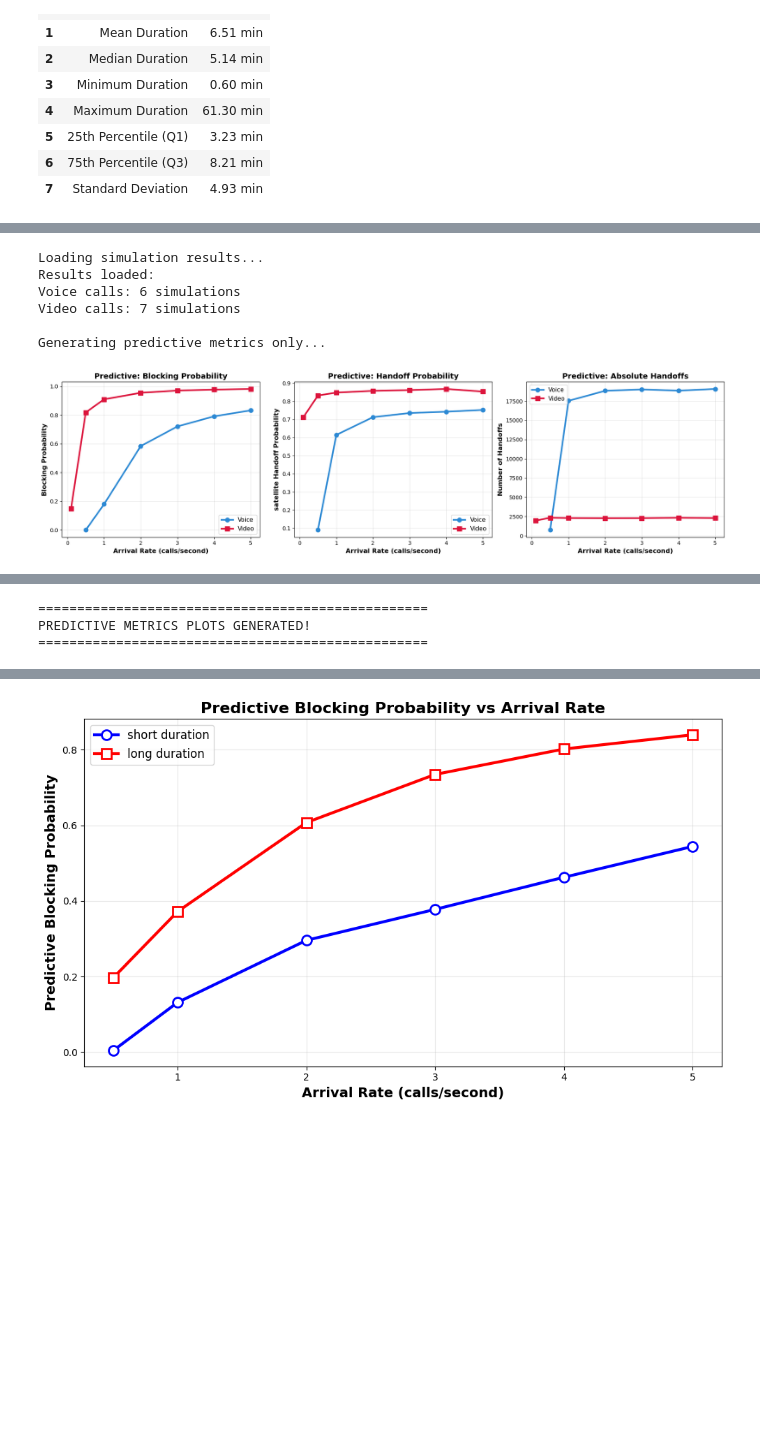
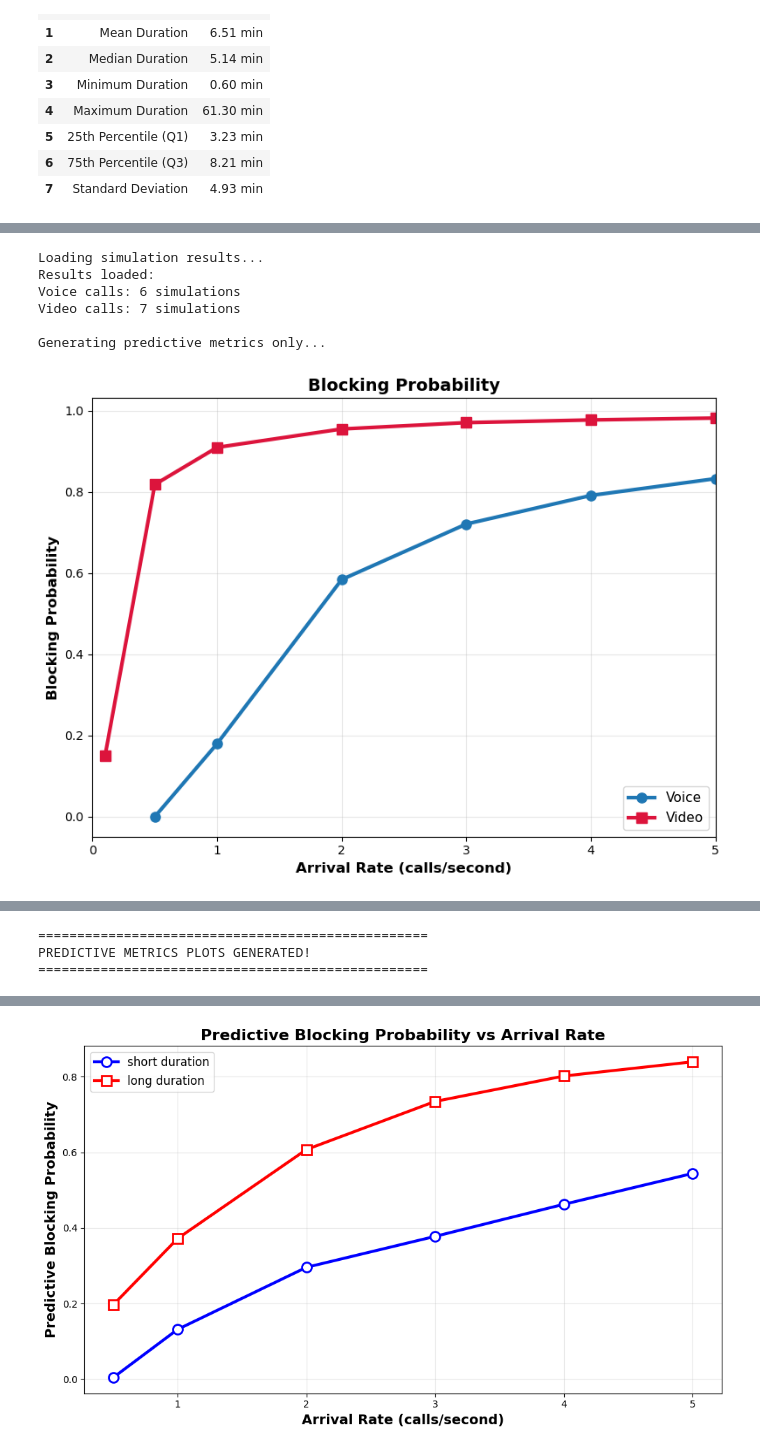
Before and after one commit to Delicia-D/6G-NetworkModel, a Jupyter notebook: notebook.ipynb, the cells around one changed output, grey strips where cells are left out. Drawn from its saved outputs; the diff is of its cells as text; code cells hidden in the pictures; blank space fills up the shorter version.

```diff
--- a/notebook.ipynb
+++ b/notebook.ipynb
@@ -337,7 +337,7 @@ import matplotlib.pyplot as plt
 import seaborn as sns
 
 # Load the parallel results
-with open('arrival_rate_resultsmain2.pkl', 'rb') as f:
+with open('arrival_rate_resultsmainupdated.pkl', 'rb') as f:
     results = pickle.load(f)
 
 # Convert to DataFrame
@@ -737,97 +740,119 @@ def load_results(filename='service_type_different_rates_results1.pkl'):
     return voice_df, video_df
 
 def plot_predictive_metrics_only(voice_df, video_df):
-    """Plot only predictive metrics for both voice and video in one graph"""
-
-    fig, (ax1, ax2, ax3) = plt.subplots(1, 3, figsize=(18, 5))
+    """Plot only predictive metrics for both voice and video in separate graphs"""
 
     # Plot 1: Predictive Blocking Probability
+    plt.figure(figsize=(8, 6))
+
     if len(voice_df) > 0:
-        ax1.plot(voice_df['arrival_rate_per_second'],
+        plt.plot(voice_df['arrival_rate_per_second'],
                 voice_df['predictive_blocking_prob'],
                 marker='o', linewidth=3, markersize=8,
-                color='#2C89D4', linestyle='-',
+                color='#1f77b4', linestyle='-',
                 label='Voice')
 
     if len(video_df) > 0:
-        ax1.plot(video_df['arrival_rate_per_second'],
+        plt.plot(video_df['arrival_rate_per_second'],
                 video_df['predictive_blocking_prob'],
                 marker='s', linewidth=3, markersize=8,
                 color='#DC143C', linestyle='-',
                 label='Video')
 
-    ax1.set_xlabel('Arrival Rate (calls/second)', fontsize=12, fontweight='bold')
-    ax1.set_ylabel('Blocking Probability', fontsize=12, fontweight='bold')
-    ax1.set_title('Predictive: Blocking Probability', fontsize=14, fontweight='bold')
-    ax1.legend(fontsize=11)
-    ax1.grid(True, alpha=0.3)
+    plt.xlabel('Arrival Rate (calls/second)', fontsize=12, fontweight='bold')
+    plt.ylabel('Blocking Probability', fontsize=12, fontweight='bold')
+    plt.title('Blocking Probability', fontsize=14, fontweight='bold')
+    plt.legend(loc='lower right', fontsize=11)  # Changed to lower right
+    plt.grid(True, alpha=0.3)
+
+    # Remove gap between y-axis and x-axis
+    plt.margins(x=0)
+    plt.xlim(left=0)
+
+    plt.tight_layout()
+    plt.show()
 
     # Plot 2: Predictive Handoff Probability
+    plt.figure(figsize=(8, 6))
+
     if len(voice_df) > 0:
-        ax2.plot(voice_df['arrival_rate_per_second'],
+        plt.plot(voice_df['arrival_rate_per_second'],
                 voice_df['predictive_handoff_prob'],
                 marker='o', linewidth=3, markersize=8,
-                color='#2C89D4', linestyle='-',
+                color='#1f77b4', linestyle='-',
                 label='Voice')
 
     if len(video_df) > 0:
-        ax2.plot(video_df['arrival_rate_per_second'],
+        plt.plot(video_df['arrival_rate_per_second'],
                 video_df['predictive_handoff_prob'],
                 marker='s', linewidth=3, markersize=8,
                 color='#DC143C', linestyle='-',
                 label='Video')
 
-    ax2.set_xlabel('Arrival Rate (calls/second)', fontsize=12, fontweight='bold')
-    ax2.set_ylabel('satellite Handoff Probability', fontsize=12, fontweight='bold')
-    ax2.set_title('Predictive: Handoff Probability', fontsize=14, fontweight='bold')
-    ax2.legend(fontsize=11)
-    ax2.grid(True, alpha=0.3)
+    plt.xlabel('Arrival Rate (calls/second)', fontsize=12, fontweight='bold')
+    plt.ylabel('Satellite Handoff Probability', fontsize=12, fontweight='bold')
+    plt.title('Satellite Handoff Probability', fontsize=14, fontweight='bold')
+    plt.legend(loc='lower right', fontsize=11)  # Changed to lower right
+    plt.grid(True, alpha=0.3)
+
+    # Remove gap between y-axis and x-axis
+    plt.margins(x=0)
+    plt.xlim(left=0)
+
+    plt.tight_layout()
+    plt.show()
 
     # Plot 3: Predictive Absolute Handoffs
+    plt.figure(figsize=(8, 6))
+
     if len(voice_df) > 0:
-        ax3.plot(voice_df['arrival_rate_per_second'],
+        plt.plot(voice_df['arrival_rate_per_second'],
                 voice_df['predictive_handoffs'],
                 marker='o', linewidth=3, markersize=8,
-                color='#2C89D4', linestyle='-',
+                color='#1f77b4', linestyle='-',
                 label='Voice')
 
     if len(video_df) > 0:
-        ax3.plot(video_df['arrival_rate_per_second'],
+        plt.plot(video_df['arrival_rate_per_second'],
                 video_df['predictive_handoffs'],
                 marker='s', linewidth=3, markersize=8,
                 color='#DC143C', linestyle='-',
                 label='Video')
 
-    ax3.set_xlabel('Arrival Rate (calls/second)', fontsize=12, fontweight='bold')
-    ax3.set_ylabel('Number of Handoffs', fontsize=12, fontweight='bold')
-    ax3.set_title('Predictive: Absolute Handoffs', fontsize=14, fontweight='bold')
-    ax3.legend(fontsize=11)
-    ax3.grid(True, alpha=0.3)
+    plt.xlabel('Arrival Rate (calls/second)', fontsize=12, fontweight='bold')
+    plt.ylabel('Number of Handoffs', fontsize=12, fontweight='bold')
+    plt.title('Predictive: Absolute Handoffs', fontsize=14, fontweight='bold')
+    plt.legend(loc='lower right', fontsize=11)  # Changed to lower right
+    plt.grid(True, alpha=0.3)
+
+    # Remove gap between y-axis and x-axis
+    plt.margins(x=0)
+    plt.xlim(left=0)
 
     plt.tight_layout()
     plt.show()
 
 def generate_predictive_only_plots():
     """Generate only predictive metrics plots"""
 
     print("Loading simulation results...")
     voice_df, video_df = load_results()
 
     print("\nGenerating predictive metrics only...")
     plot_predictive_metrics_only(voice_df, video_df)
 
     print("\n" + "=" * 50)
     print("PREDICTIVE METRICS PLOTS GENERATED!")
     print("=" * 50)
 
 # Run the predictive-only analysis
 if __name__ == "__main__":
     generate_predictive_only_plots()
 # %% [output]
 Loading simulation results...
 Results loaded:
 Voice calls: 6 simulations
 Video calls: 7 simulations
 
 Generating predictive metrics only...
-[figure, old version]
+[figure, new version]
```
Also changed, not shown: parts of 12 cells of this notebook, 6 other files.
